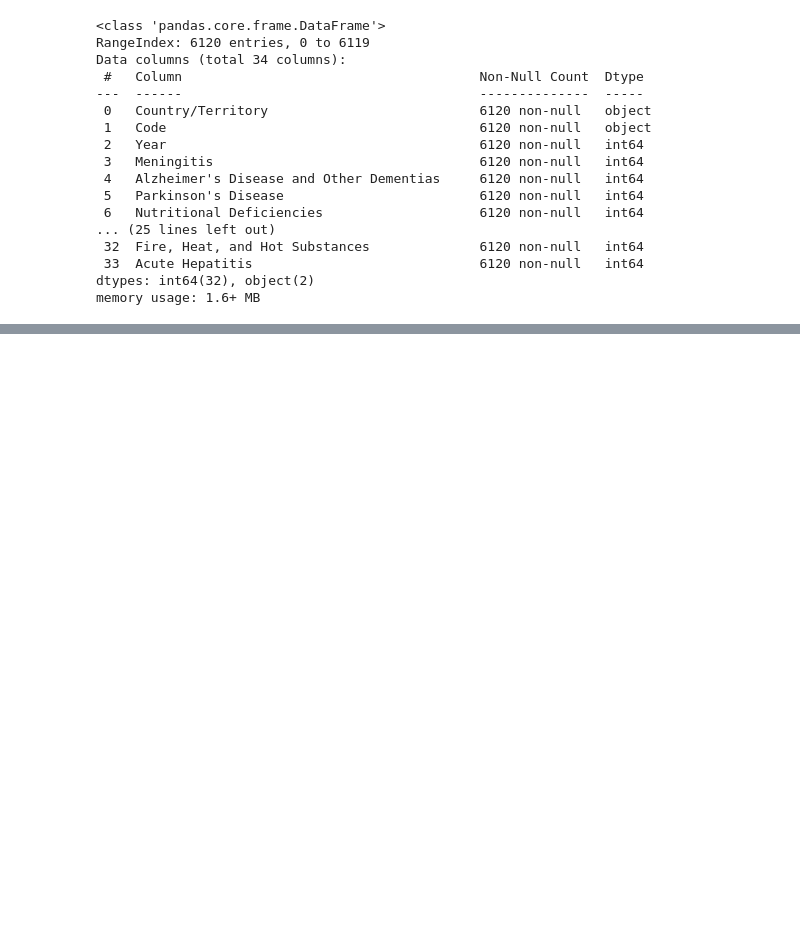
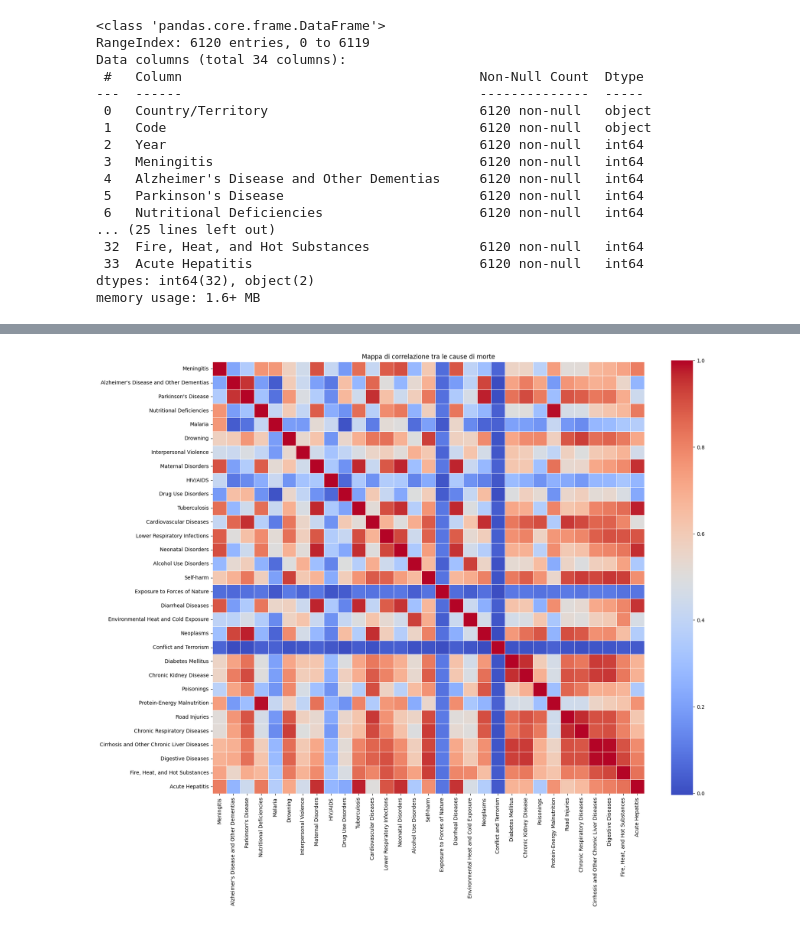
Before and after one commit to GiovanniP9/Analisi_Cause_of_Death, a Jupyter notebook: File/cause_deaths.ipynb, the cells around one changed output, grey strips where cells are left out. Cells and saved outputs as stored; diff of their text form; code cells hidden in the pictures; blank space fills up the shorter version.

```diff
--- a/File/cause_deaths.ipynb
+++ b/File/cause_deaths.ipynb
@@ -79,0 +121,15 @@ df.describe().T
+# %%
+# Rimuove colonne non numeriche per la correlazione
+numeric_df = df.drop(columns=['Country/Territory', 'Code', 'Year'])
+
+# Calcola la matrice di correlazione
+correlation_matrix = numeric_df.corr()
+
+# Crea la mappa di calore
+plt.figure(figsize=(18, 15))
+sns.heatmap(correlation_matrix, cmap='coolwarm', annot=False, fmt=".2f", square=True, linewidths=.5)
+plt.title('Mappa di correlazione tra le cause di morte')
+plt.tight_layout()
+plt.show()
+# %% [output]
+[figure, added]
```
Also changed, not shown: parts of 3 cells of this notebook.
